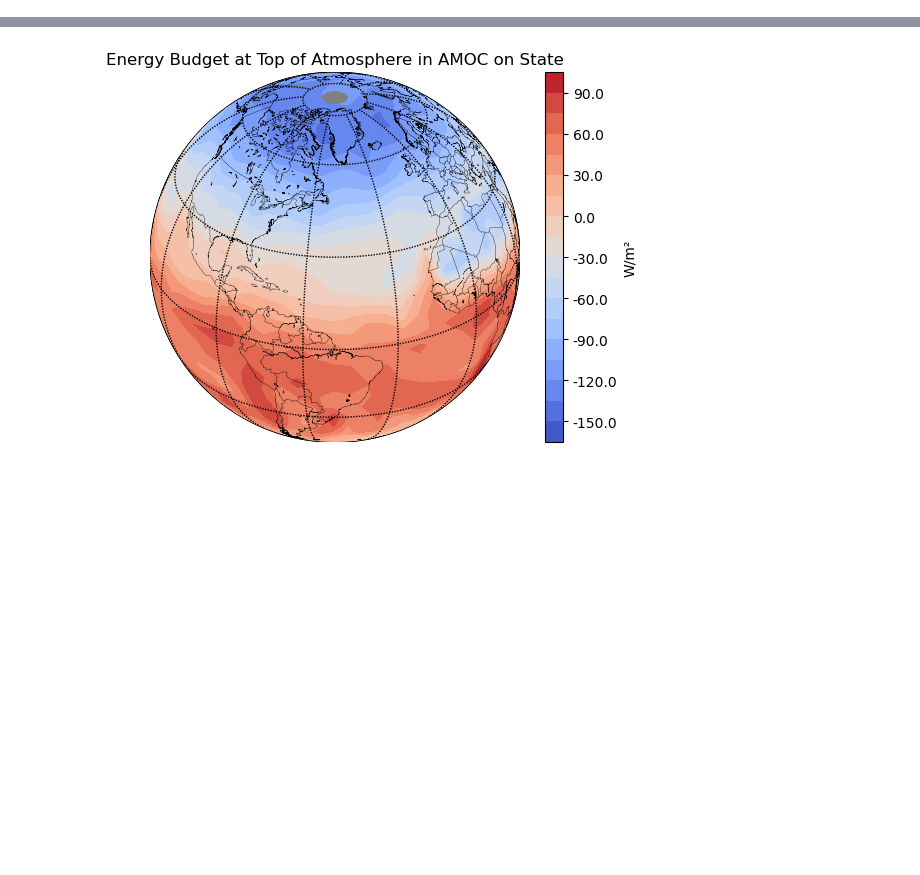
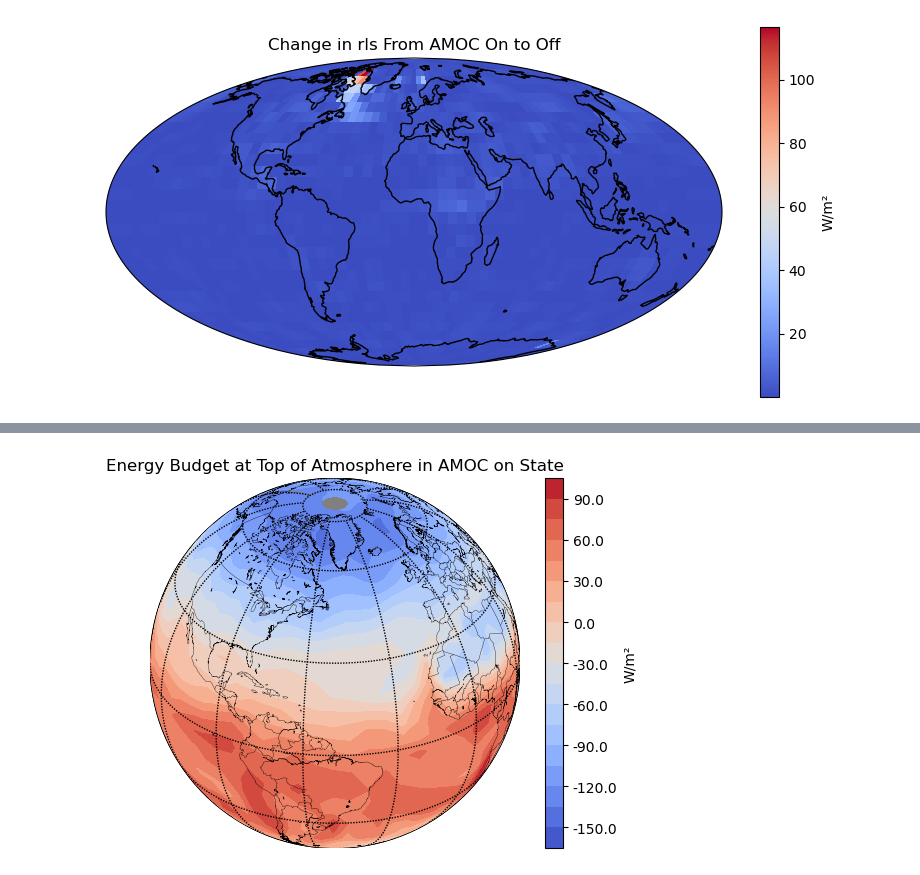
Before and after one commit to amethystaurora-robo/plasim_rare_events, a Jupyter notebook: draw_maps.ipynb, the cells around one changed output, grey strips where cells are left out. Saved outputs shown, nothing was run; the diff lists cells and outputs as text; code cells hidden in the pictures; blank space fills up the shorter version.

```diff
--- a/draw_maps.ipynb
+++ b/draw_maps.ipynb
@@ -19,0 +117,4 @@ df_hfss_off = pd.read_csv("hfss_off.csv")
+# %%
+find_differences(df_rls_on,df_rls_off,'rls')
+# %% [output]
+[figure, added]
```
Also changed, not shown: parts of 19 cells of this notebook, 1 other file.
